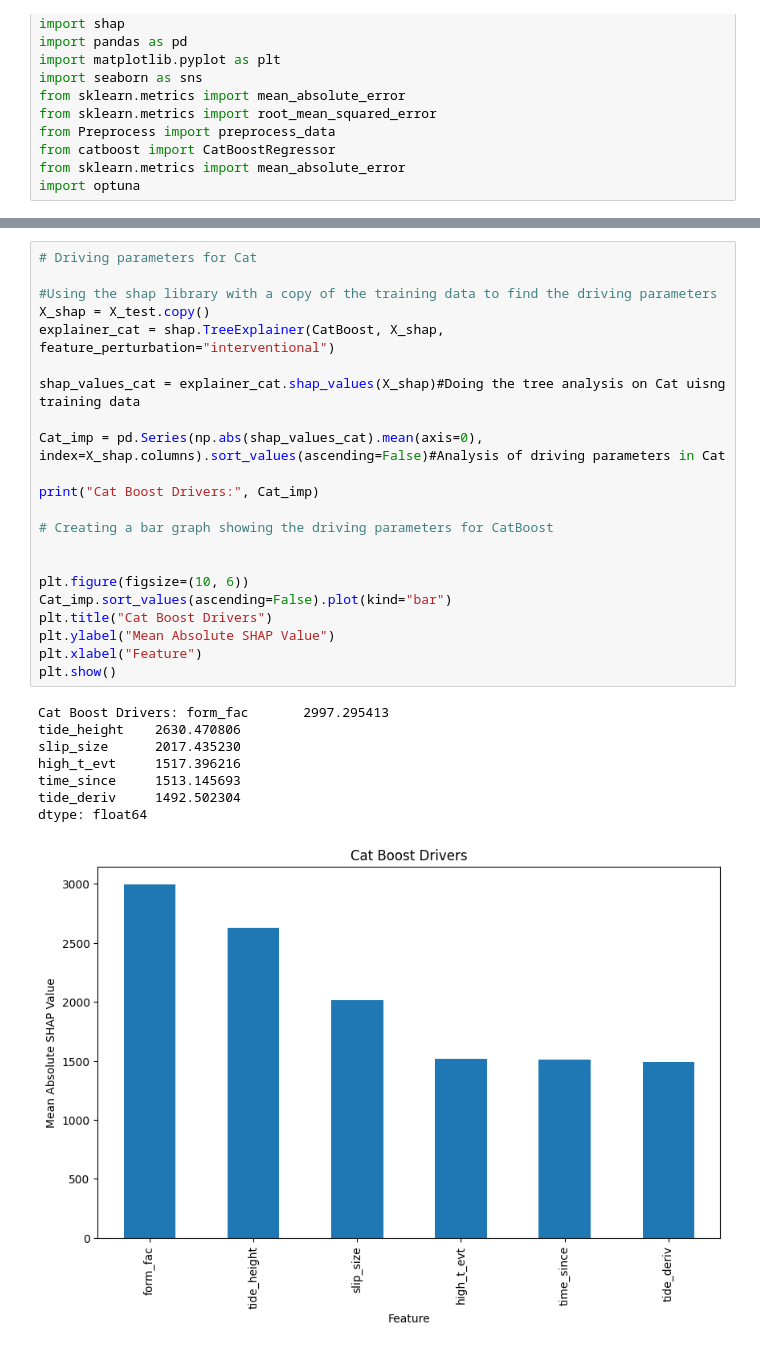
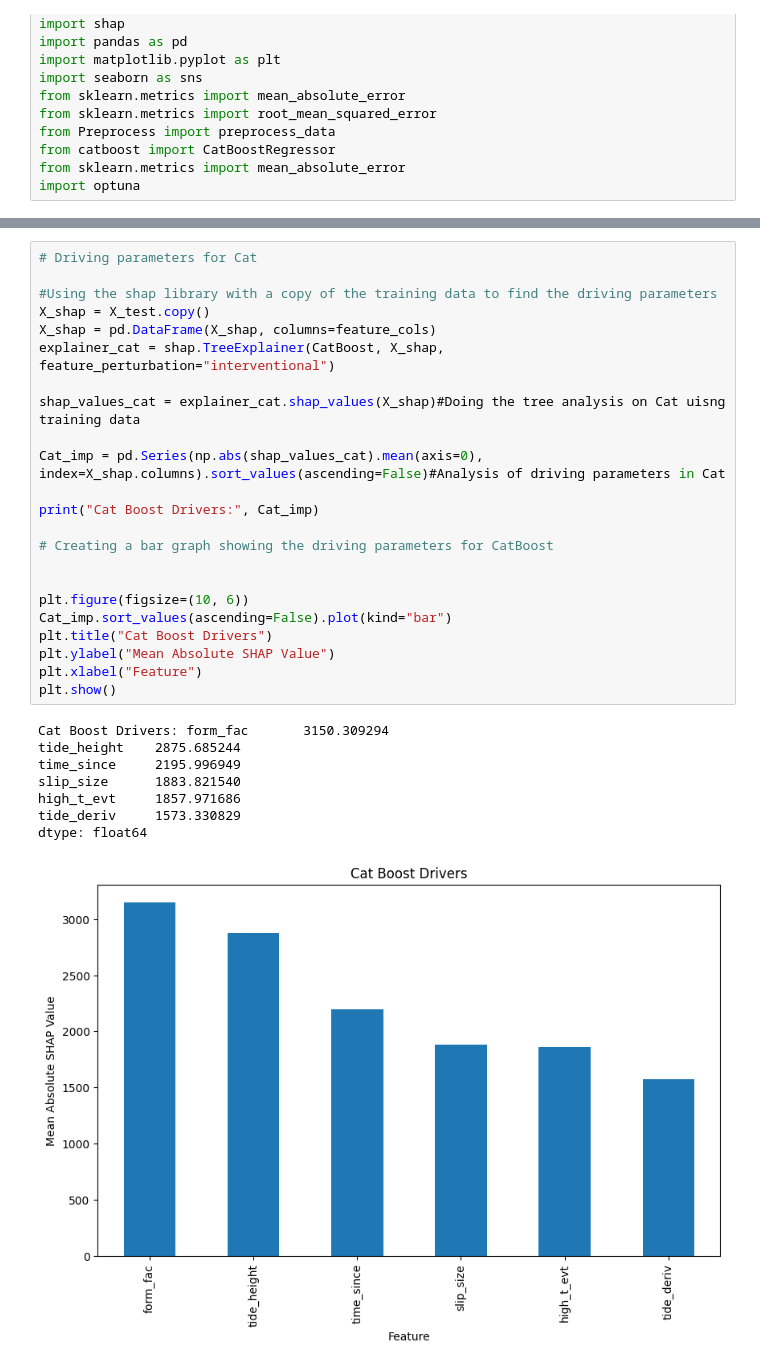
Before and after one commit to Icequake-QRC-Mines/Icequake-QRC-, a Jupyter notebook: Classical/CatBoost.ipynb, the cells around one changed output, grey strips where cells are left out. Cells and saved outputs as stored; diff of their text form.

```diff
--- a/Classical/CatBoost.ipynb
+++ b/Classical/CatBoost.ipynb
@@ -162,31 +162,32 @@ Sample988: True = 44550.00s, Predicted = 70080.38s, Error=25530.38s
 # %%
 # Driving parameters for Cat
 
 #Using the shap library with a copy of the training data to find the driving parameters
 X_shap = X_test.copy()
+X_shap = pd.DataFrame(X_shap, columns=feature_cols)
 explainer_cat = shap.TreeExplainer(CatBoost, X_shap, feature_perturbation="interventional")
 
 shap_values_cat = explainer_cat.shap_values(X_shap)#Doing the tree analysis on Cat uisng training data
 
 Cat_imp = pd.Series(np.abs(shap_values_cat).mean(axis=0), index=X_shap.columns).sort_values(ascending=False)#Analysis of driving parameters in Cat
 
 print("Cat Boost Drivers:", Cat_imp)
 
 # Creating a bar graph showing the driving parameters for CatBoost
 
 
 plt.figure(figsize=(10, 6))
 Cat_imp.sort_values(ascending=False).plot(kind="bar")
 plt.title("Cat Boost Drivers")
 plt.ylabel("Mean Absolute SHAP Value")
 plt.xlabel("Feature")
 plt.show()
 # %% [output]
-Cat Boost Drivers: form_fac       2997.295413
-tide_height    2630.470806
-slip_size      2017.435230
-high_t_evt     1517.396216
-time_since     1513.145693
-tide_deriv     1492.502304
+Cat Boost Drivers: form_fac       3150.309294
+tide_height    2875.685244
+time_since     2195.996949
+slip_size      1883.821540
+high_t_evt     1857.971686
+tide_deriv     1573.330829
 dtype: float64
-[figure, old version]
+[figure, new version]
```
Also changed, not shown: parts of 3 cells of this notebook, 3 other files.
